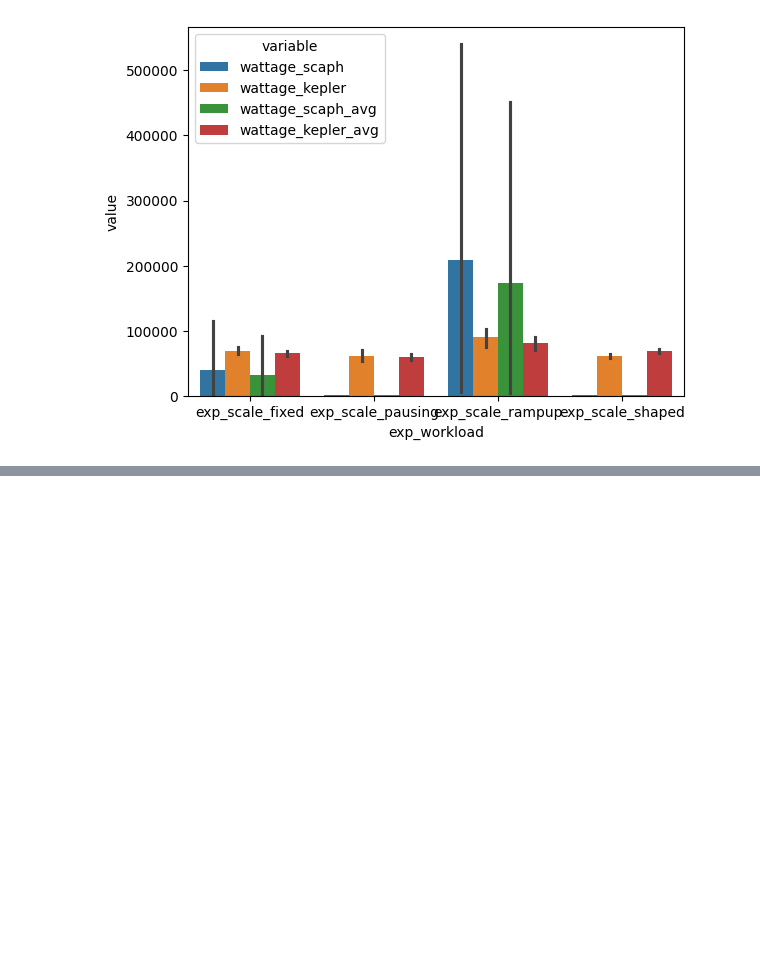
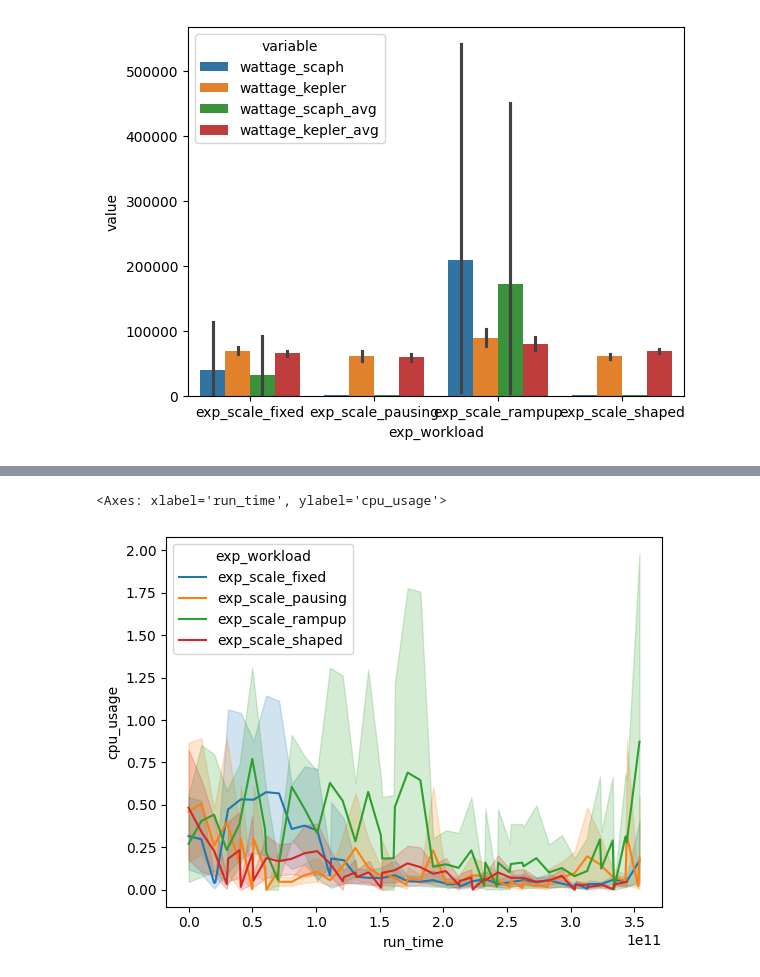
Before and after one commit to clue2-sose25/Clue2, a Jupyter notebook: eval6000.ipynb, the cells around one changed output, grey strips where cells are left out. Saved outputs shown, nothing was run; the diff lists cells and outputs as text; code cells hidden in the pictures; blank space fills up the shorter version.

```diff
--- a/eval6000.ipynb
+++ b/eval6000.ipynb
@@ -107,0 +106,7 @@ sns.barplot(data=exr.rps_per_branch(), x="value", y="exp_branch", hue="variable"
+# %%
+import plotly.express as px
+# fig = px.bar(x=["a", "b", "c"], y=[1, 3, 2])
+# fig.show()
+
+fig = px.bar(exr.run_stats(), y="exp_branch", x="total_rps")
+fig.show()
@@ -132,3 +139,5 @@ sns.barplot(
 # %% [output]
 <Axes: xlabel='exp_workload', ylabel='value'>
 [figure]
+# %%
+exr.run_stats().merge(exr.runs_energy(), on=exv2.experiment_results.ExperimentResults.RUN_VARS)
@@ -134,0 +162,13 @@ sns.barplot(
+# %%
+awesomepods = exr.pods
+awesomepods = awesomepods[awesomepods['name'] != 'loadgenerator']
+awesomepods = awesomepods[awesomepods['exp_branch'] == "baseline_vanilla_full"]
+# awesomepods = awesomepods[awesomepods['exp_workload'] == "exp_scale_pausing"]
+# exr.pods['name'].unique()
+awesomepods['pod_name'] = awesomepods['name'].apply(lambda x: x[:-2])
+# awesomepods = awesomepods[awesomepods['pod_name'] == "teastore-webui"]
+
+
+podstime = awesomepods.groupby(['exp_workload', 'pod_name', 'run_time']).agg({"wattage_scaph": "mean", "wattage_kepler": "mean", "cpu_usage": "sum", 'name': 'nunique'})
+
+podstime
@@ -134,0 +190,5 @@ sns.barplot(
+# %%
+sns.lineplot(data=podstime, x='run_time', y='cpu_usage', hue='exp_workload')
+# %% [output]
+<Axes: xlabel='run_time', ylabel='cpu_usage'>
+[figure, added]
```
Also changed, not shown: parts of 12 cells of this notebook, 2 other files.
